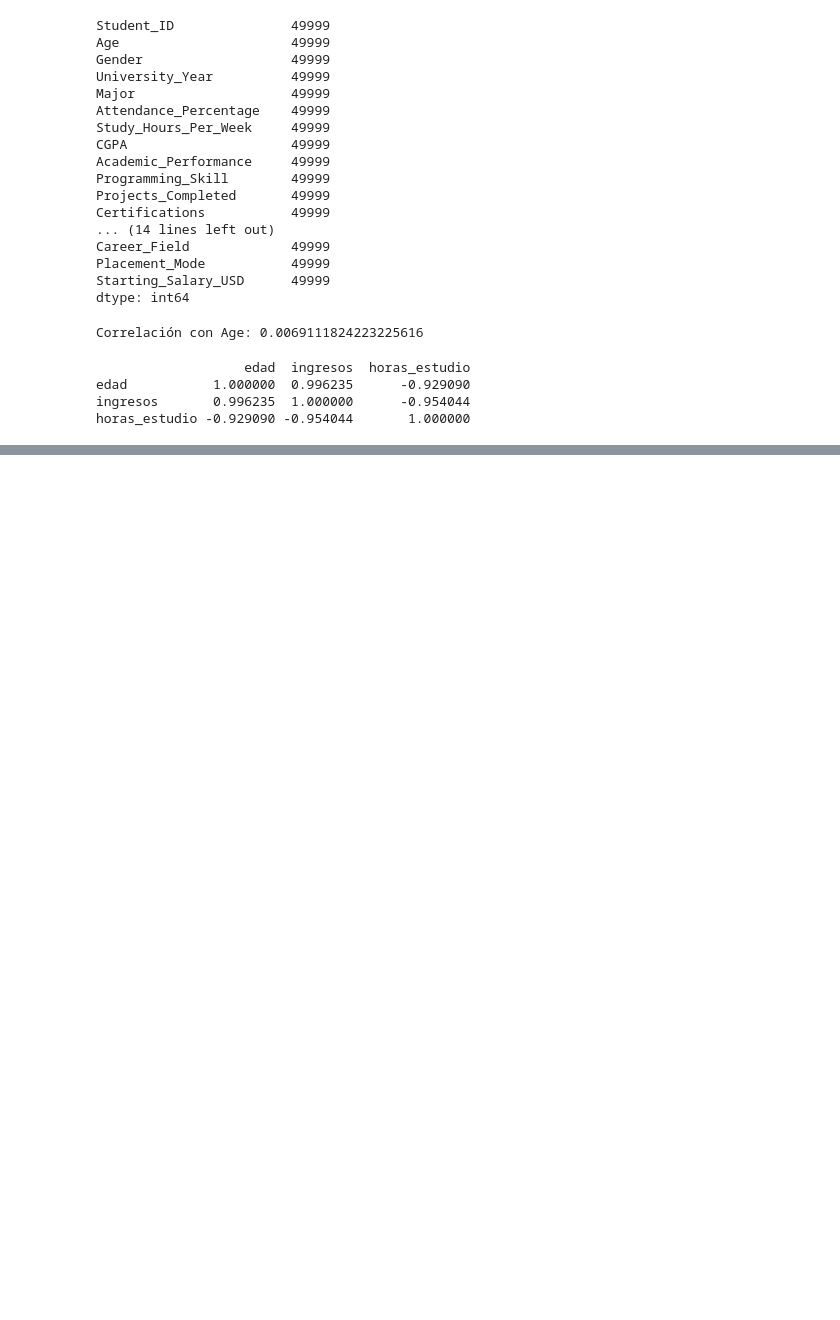
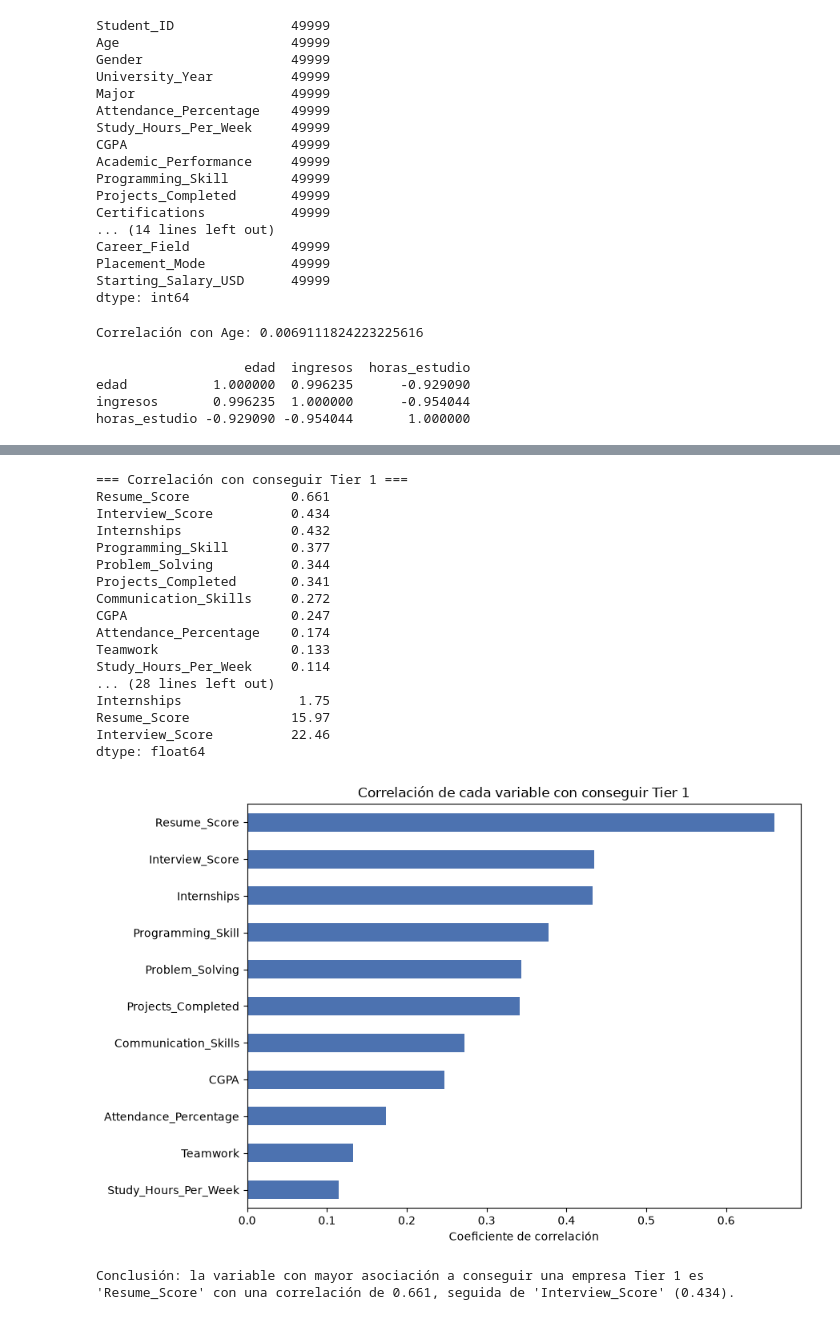
Before and after one commit to Leydyuli21/DataXEAN, a Jupyter notebook: Nuevoproyectodatax.ipynb, the cells around one changed output, grey strips where cells are left out. Cells and saved outputs as stored; diff of their text form; code cells hidden in the pictures; blank space fills up the shorter version.

```diff
--- a/Nuevoproyectodatax.ipynb
+++ b/Nuevoproyectodatax.ipynb
@@ -124,0 +412,74 @@ horas_estudio -0.929090 -0.954044       1.000000
+# %%
+import pandas as pd
+import matplotlib.pyplot as plt
+
+# Cargar el dataset
+df = pd.read_csv('student_career_success_dataset.csv', sep=';')
+
+# Solo estudiantes SÍ colocados (para analizar el TIER, necesitan tener empresa)
+df_colocados = df[df['Placement_Status'] == 'Placed'].copy()
+
+# Crear variable binaria: 1 si consiguió Tier 1, 0 si consiguió Tier 2 o Tier 3
+df_colocados['Es_Tier1'] = df_colocados['Company_Tier'].apply(lambda x: 1 if x == 'Tier 1' else 0)
+
+# Variables a evaluar (académicas, habilidades y proceso de postulación)
+variables = [
+    'CGPA', 'Attendance_Percentage', 'Study_Hours_Per_Week',
+    'Communication_Skills', 'Teamwork', 'Problem_Solving',
+    'Programming_Skill', 'Projects_Completed', 'Internships',
+    'Resume_Score', 'Interview_Score'
+]
+
+# --- 1. Correlación de cada variable con conseguir Tier 1 ---
+corr = df_colocados[variables + ['Es_Tier1']].corr()['Es_Tier1'].drop('Es_Tier1')
+corr = corr.sort_values(ascending=False)
+
+print("=== Correlación con conseguir Tier 1 ===")
+print(corr.round(3))
+
+# --- 2. Comparación de medias: Tier 1 vs (Tier 2 + Tier 3) ---
+comparacion = df_colocados.groupby('Es_Tier1')[variables].mean().round(2)
+comparacion.index = ['Tier 2 o 3', 'Tier 1']
+
+print("\n=== Promedio por grupo ===")
+print(comparacion)
+
+# --- 3. Diferencia entre grupos ---
+diferencia = (comparacion.loc['Tier 1'] - comparacion.loc['Tier 2 o 3']).round(2)
+
+print("\n=== Diferencia (Tier 1 - Tier 2/3) ===")
+print(diferencia)
+
+# --- 4. Gráfico ---
+plt.figure(figsize=(9, 6))
+corr.plot(kind='barh', color='#4C72B0')
+plt.title('Correlación de cada variable con conseguir Tier 1')
+plt.xlabel('Coeficiente de correlación')
+plt.gca().invert_yaxis()
+plt.tight_layout()
+plt.savefig('correlacion_tier1.png', dpi=150)
+plt.show()
+
+print(f"\nConclusión: la variable con mayor asociación a conseguir una empresa Tier 1 "
+      f"es '{corr.index[0]}' con una correlación de {corr.iloc[0]:.3f}, seguida de "
+      f"'{corr.index[1]}' ({corr.iloc[1]:.3f}).")
+# %% [output]
+=== Correlación con conseguir Tier 1 ===
+Resume_Score             0.661
+Interview_Score          0.434
+Internships              0.432
+Programming_Skill        0.377
+Problem_Solving          0.344
+Projects_Completed       0.341
+Communication_Skills     0.272
+CGPA                     0.247
+Attendance_Percentage    0.174
+Teamwork                 0.133
+Study_Hours_Per_Week     0.114
+... (28 lines left out)
+Internships               1.75
+Resume_Score             15.97
+Interview_Score          22.46
+dtype: float64
+[figure, added]
+Conclusión: la variable con mayor asociación a conseguir una empresa Tier 1 es 'Resume_Score' con una correlación de 0.661, seguida de 'Interview_Score' (0.434).
```
Also changed, not shown: parts of 12 cells of this notebook, 13 other files.
